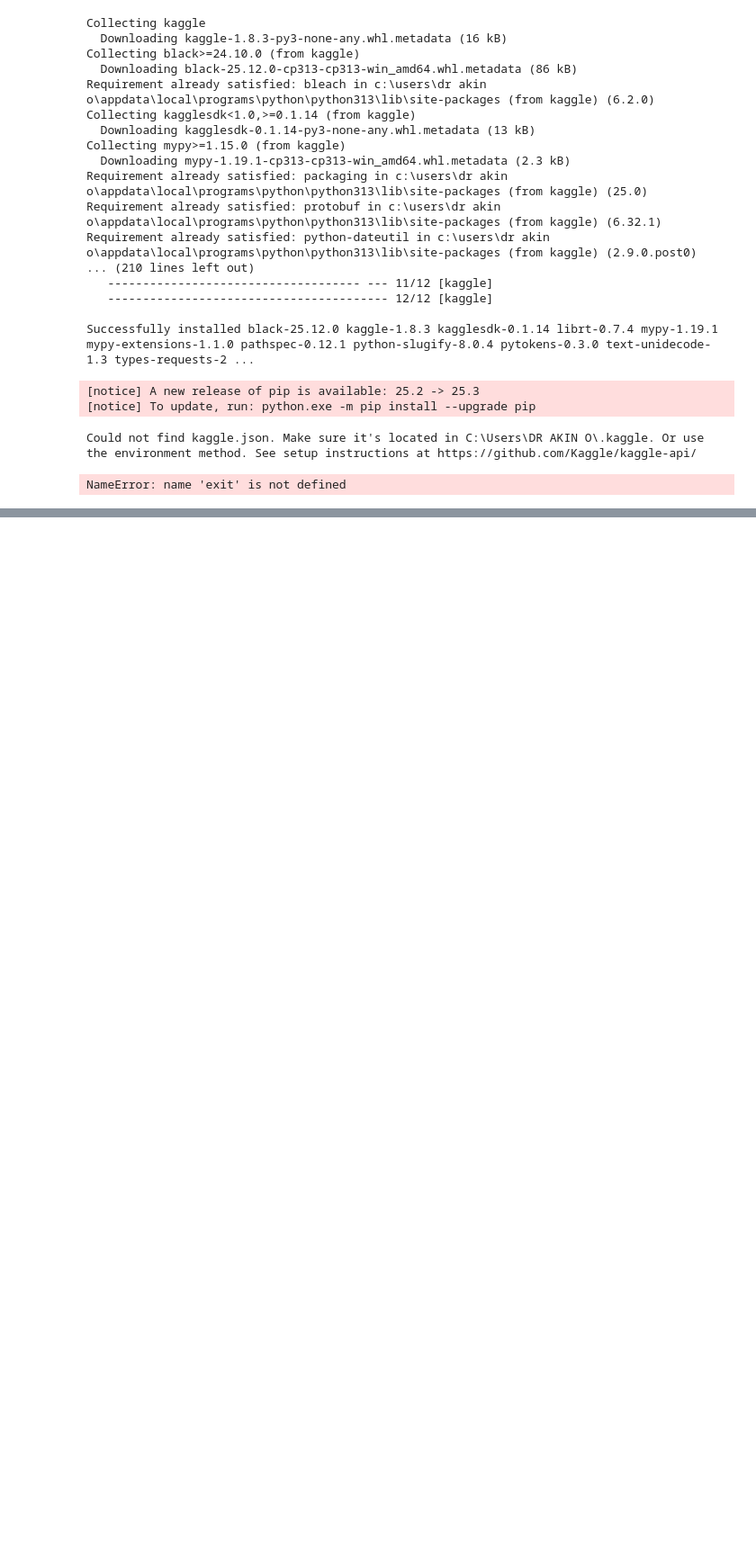
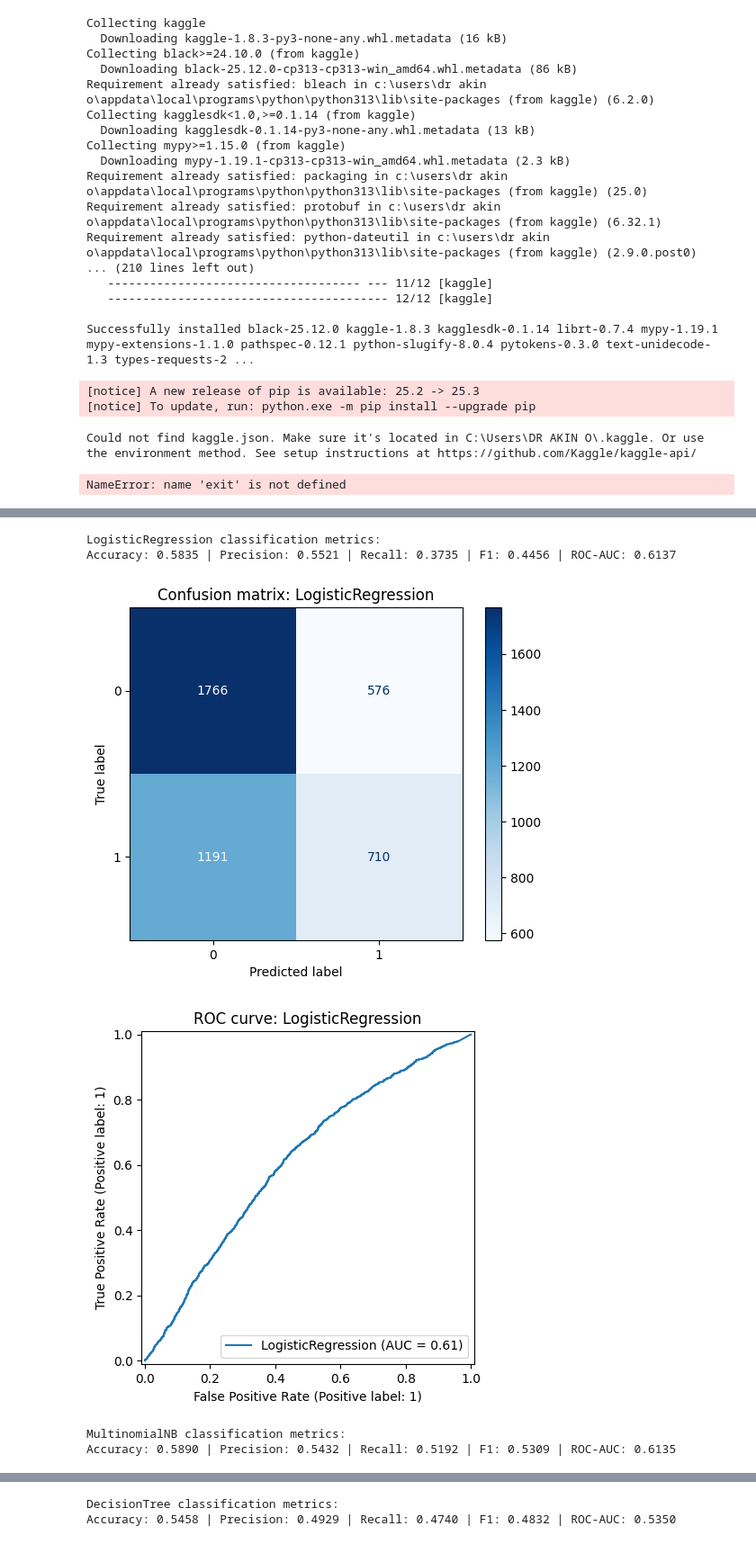
Before and after one commit to Iyanuloluwa-triumph/Sentiment_analyis, a Jupyter notebook: Sentiment Analysis/dataset_analysis.ipynb, the cells around one changed output, grey strips where cells are left out. Shown at 90% size. Drawn from its saved outputs; the diff is of its cells as text; code cells hidden in the pictures; blank space fills up the shorter version.

```diff
--- a/Sentiment Analysis/dataset_analysis.ipynb
+++ b/Sentiment Analysis/dataset_analysis.ipynb
@@ -30,0 +213,24 @@ NameError: name 'exit' is not defined
+# %%
+# Evaluation: confusion matrices and ROC curves
+for r in results:
+    name = r['model']
+    model = joblib.load(f"{name}_best.joblib")
+    y_pred = model.predict(X_test_sc)
+    cm = confusion_matrix(y_test, y_pred)
+    print(f"\n{name} classification metrics:")
+    print(f"Accuracy: {r['accuracy']:.4f} | Precision: {r['precision']:.4f} | Recall: {r['recall']:.4f} | F1: {r['f1']:.4f} | ROC-AUC: {r['roc_auc']:.4f}")
+    disp = ConfusionMatrixDisplay(cm, display_labels=[0,1])
+    disp.plot(cmap='Blues')
+    plt.title(f"Confusion matrix: {name}")
+    plt.show()
+    if hasattr(model, 'predict_proba'):
+        RocCurveDisplay.from_estimator(model, X_test_sc, y_test)
+        plt.title(f"ROC curve: {name}")
+        plt.show()
+# %% [output]
+LogisticRegression classification metrics:
+Accuracy: 0.5835 | Precision: 0.5521 | Recall: 0.3735 | F1: 0.4456 | ROC-AUC: 0.6137
+[figure, added]
+[figure, added]
+MultinomialNB classification metrics:
+Accuracy: 0.5890 | Precision: 0.5432 | Recall: 0.5192 | F1: 0.5309 | ROC-AUC: 0.6135
@@ -30,0 +239,2 @@ NameError: name 'exit' is not defined
+DecisionTree classification metrics:
+Accuracy: 0.5458 | Precision: 0.4929 | Recall: 0.4740 | F1: 0.4832 | ROC-AUC: 0.5350
```
Also changed, not shown: parts of 7 cells of this notebook, 7 other files.
